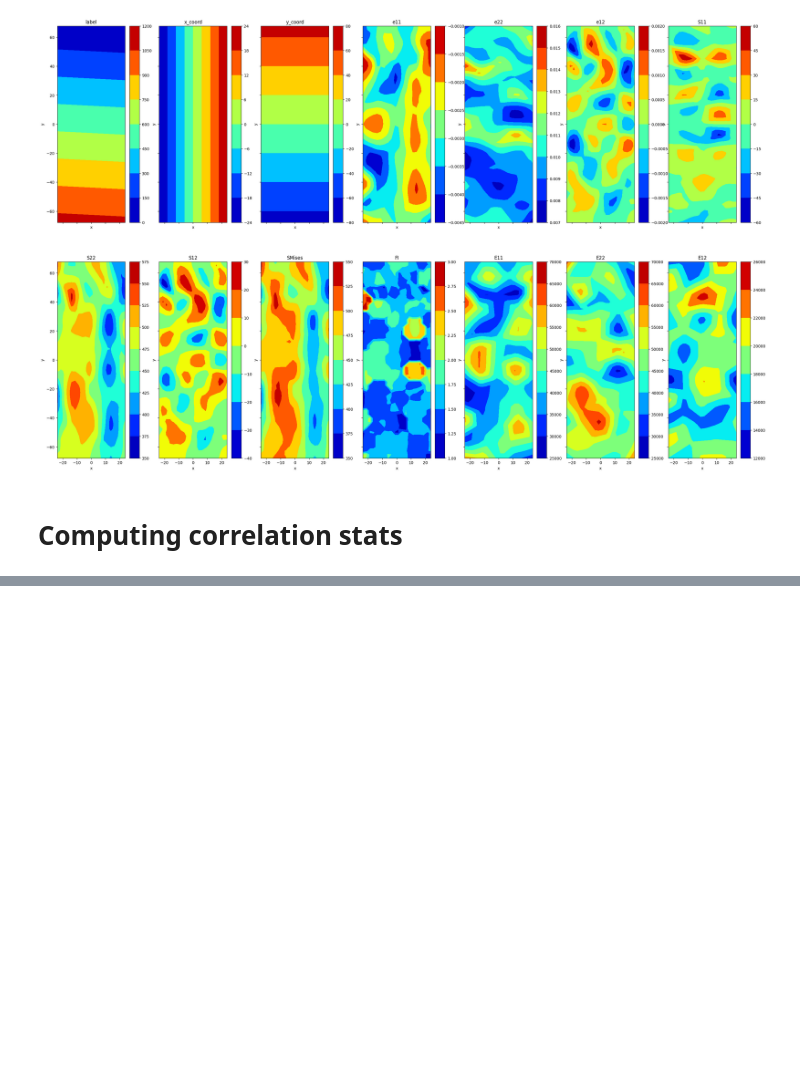
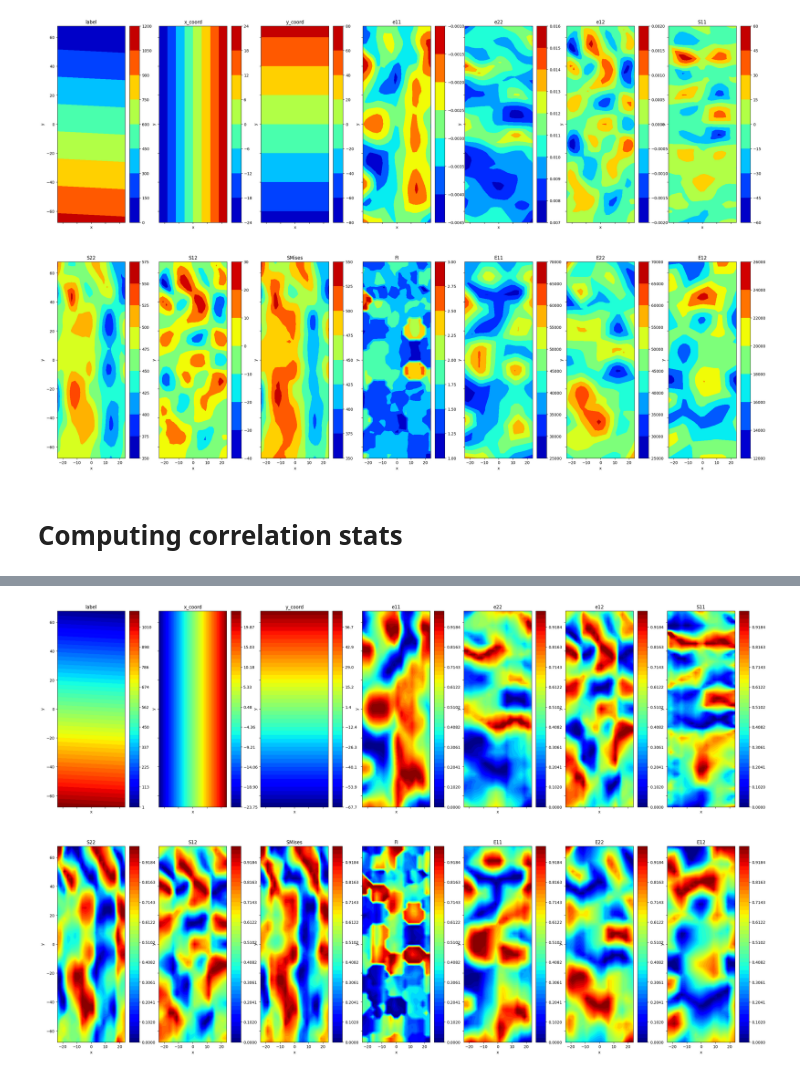
Before and after one commit to KFHICL/TBDCML, a Jupyter notebook: MultiDimTBDCNet.ipynb, the cells around one changed output, grey strips where cells are left out. Cells and saved outputs as stored; diff of their text form; code cells hidden in the pictures; blank space fills up the shorter version.

Commit message:
Data normalisation

```diff
--- a/MultiDimTBDCNet.ipynb
+++ b/MultiDimTBDCNet.ipynb
@@ -162,3 +176,42 @@ print(np.shape(samples))
+# %%
+def normalise(input_matrix) -> tuple:
+    '''
+    Normalise values in matrix to lie between 0 and 1
+
+    Args
+    ----------
+    input_matrix : np.array
+        Numpy array of data in shape [55,20,14]
+        There are 11 features which are each normalised, features 1, 2, and 3 are labels and x/y coordinates
+
+    Returns
+    ----------
+    tuple
+        Normalised array
+    '''
+
+    min_max_scaler = preprocessing.MinMaxScaler()
+    for i in range(3, 14):
+      input_matrix[:,:,i] = preprocessing.minmax_scale(input_matrix[:,:,i], feature_range=(0, 1), axis=0, copy=True)
+      # norm = np.linalg.norm(input_matrix[:,:,i])
+      # input_matrix[:,:,i] = input_matrix[:,:,i]/norm  # normalised matrix
+
+    return input_matrix
+# %%
+normalisedTest = normalise(testReshaped)
+
+fig, axs = plt.subplots(2, int(len(testHeaders)/2), sharex=True, sharey=True,figsize=[32,20]) # Create subplots to fit all variables
+
+# Plot  map
+for i in range(len(testHeaders)):
+  ax = plt.subplot(2, int(len(testHeaders)/2), i+1)
+  CS = ax.contourf(normalisedTest[:,:,1],normalisedTest[:,:,2],normalisedTest[:,:,i],levels = np.linspace(np.min(normalisedTest[:,:,i]),np.max(normalisedTest[:,:,i]),50), cmap = 'jet')
+  plt.xlabel('x')
+  plt.ylabel('y')
+  plt.title(testHeaders[i])
+  fig.colorbar(CS)
+# %% [output]
+[figure, added]
 # %%
 # explicit function to normalize array
 def normalize_2d(matrix):
```
Also changed, not shown: parts of 2 cells of this notebook.
